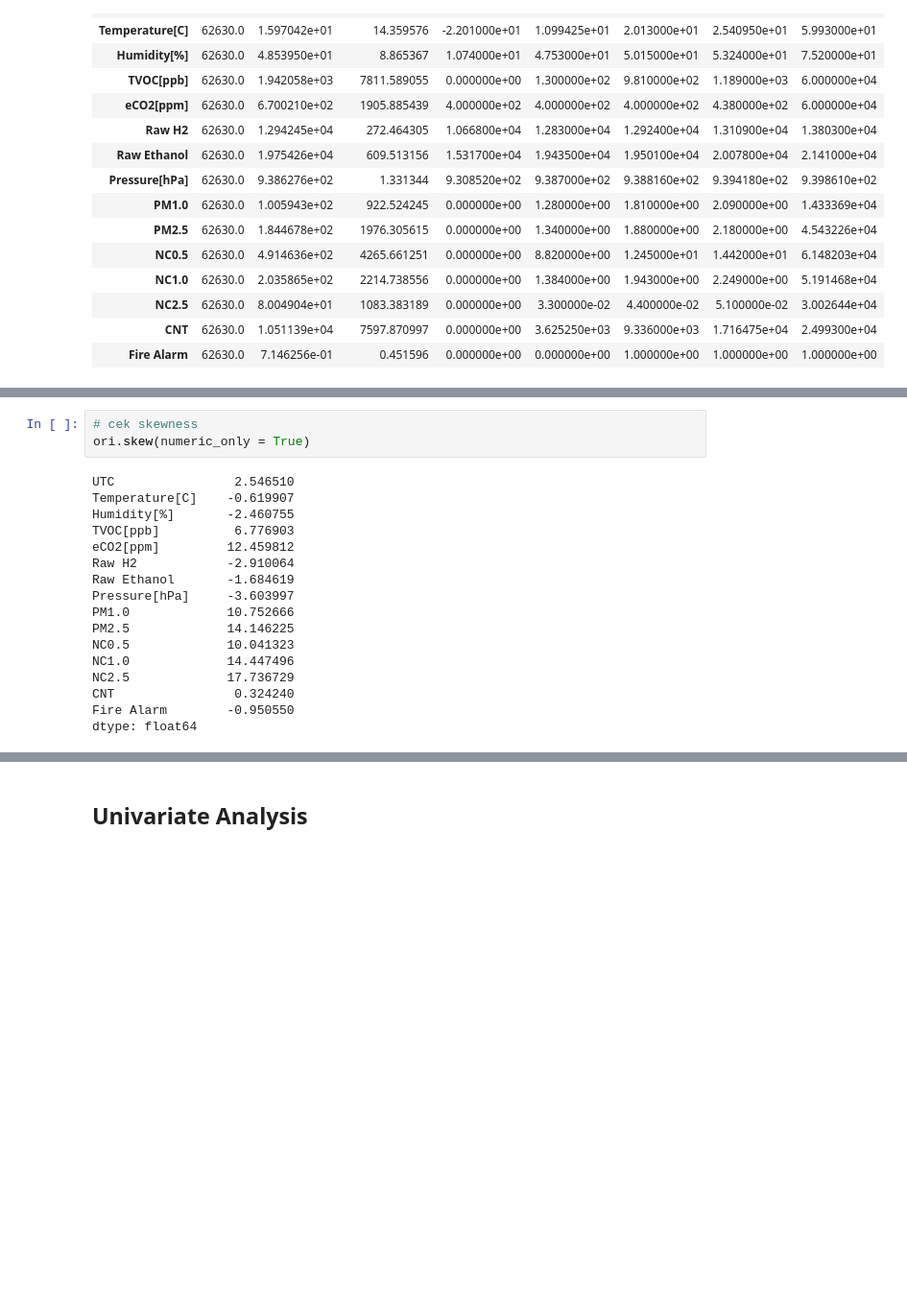
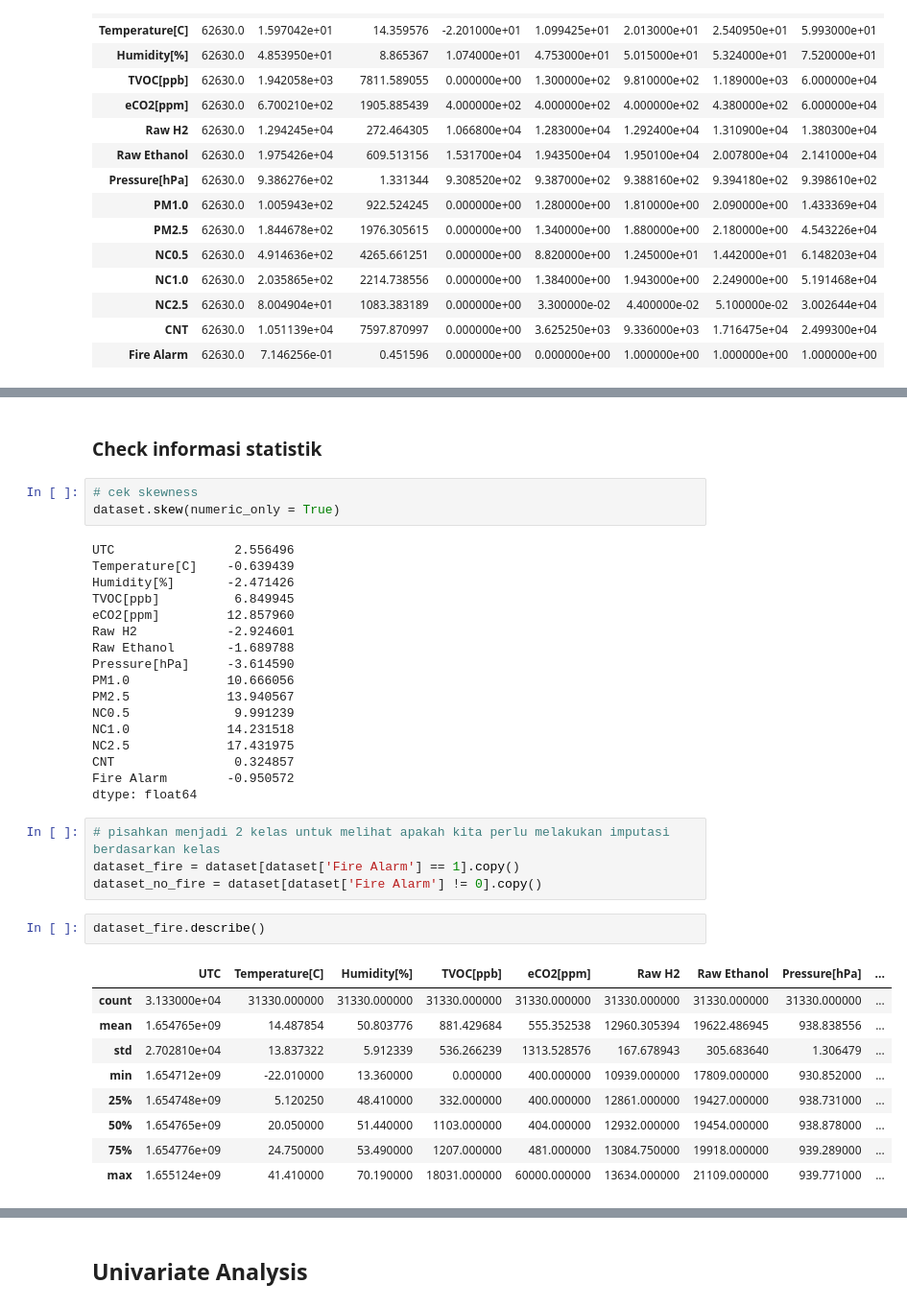
Before and after one commit to hendrikt1479/ml_project_final, a Jupyter notebook: notebooks/smoke.ipynb, the cells around one changed output, grey strips where cells are left out. Shown at 96% size. Drawn from its saved outputs; the diff is of its cells as text; blank space fills up the shorter version.

```diff
--- a/notebooks/smoke.ipynb
+++ b/notebooks/smoke.ipynb
@@ -106,20 +199,38 @@ ori.describe().T
+# %% [markdown]
+### Check informasi statistik
 # %%
 # cek skewness
-ori.skew(numeric_only = True)
+dataset.skew(numeric_only = True)
 # %% [output]
-UTC                2.546510
-Temperature[C]    -0.619907
-Humidity[%]       -2.460755
-TVOC[ppb]          6.776903
-eCO2[ppm]         12.459812
-Raw H2            -2.910064
-Raw Ethanol       -1.684619
-Pressure[hPa]     -3.603997
-PM1.0             10.752666
-PM2.5             14.146225
-NC0.5             10.041323
-NC1.0             14.447496
-NC2.5             17.736729
-CNT                0.324240
-Fire Alarm        -0.950550
+UTC                2.556496
+Temperature[C]    -0.639439
+Humidity[%]       -2.471426
+TVOC[ppb]          6.849945
+eCO2[ppm]         12.857960
+Raw H2            -2.924601
+Raw Ethanol       -1.689788
+Pressure[hPa]     -3.614590
+PM1.0             10.666056
+PM2.5             13.940567
+NC0.5              9.991239
+NC1.0             14.231518
+NC2.5             17.431975
+CNT                0.324857
+Fire Alarm        -0.950572
 dtype: float64
+# %%
+# pisahkan menjadi 2 kelas untuk melihat apakah kita perlu melakukan imputasi berdasarkan kelas
+dataset_fire = dataset[dataset['Fire Alarm'] == 1].copy()
+dataset_no_fire = dataset[dataset['Fire Alarm'] != 0].copy()
+# %%
+dataset_fire.describe()
+# %% [output]
+|  | UTC | Temperature[C] | Humidity[%] | TVOC[ppb] | eCO2[ppm] | Raw H2 | Raw Ethanol | Pressure[hPa] | ... |
+| count | 3.133000e+04 | 31330.000000 | 31330.000000 | 31330.000000 | 31330.000000 | 31330.000000 | 31330.000000 | 31330.000000 | ... |
+| mean | 1.654765e+09 | 14.487854 | 50.803776 | 881.429684 | 555.352538 | 12960.305394 | 19622.486945 | 938.838556 | ... |
+| std | 2.702810e+04 | 13.837322 | 5.912339 | 536.266239 | 1313.528576 | 167.678943 | 305.683640 | 1.306479 | ... |
+| min | 1.654712e+09 | -22.010000 | 13.360000 | 0.000000 | 400.000000 | 10939.000000 | 17809.000000 | 930.852000 | ... |
+| 25% | 1.654748e+09 | 5.120250 | 48.410000 | 332.000000 | 400.000000 | 12861.000000 | 19427.000000 | 938.731000 | ... |
+| 50% | 1.654765e+09 | 20.050000 | 51.440000 | 1103.000000 | 404.000000 | 12932.000000 | 19454.000000 | 938.878000 | ... |
+| 75% | 1.654776e+09 | 24.750000 | 53.490000 | 1207.000000 | 481.000000 | 13084.750000 | 19918.000000 | 939.289000 | ... |
+| max | 1.655124e+09 | 41.410000 | 70.190000 | 18031.000000 | 60000.000000 | 13634.000000 | 21109.000000 | 939.771000 | ... |
```
Also changed, not shown: parts of 33 cells of this notebook, 7 other files.
